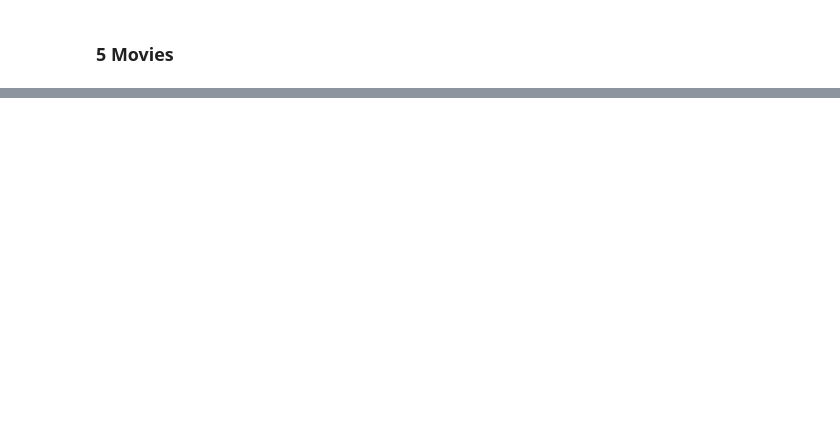
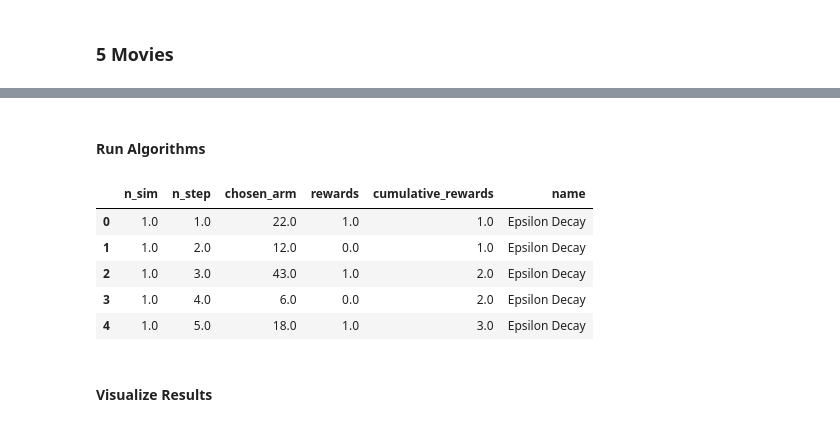
Before and after one commit to abhishekjainz/multi-armed-bandits-recommendation-system, a Jupyter notebook: code/Non-Contextual Bandits.ipynb, the cells around one changed output, grey strips where cells are left out. Saved outputs shown, nothing was run; the diff lists cells and outputs as text; code cells hidden in the pictures; blank space fills up the shorter version.

```diff
--- a/code/Non-Contextual Bandits.ipynb
+++ b/code/Non-Contextual Bandits.ipynb
@@ -395,0 +438,3 @@ Text(0.5, 1.0, 'Cumulative Rewards at Each Step')
+# %%
+top_50_agg = df_by_count.iloc[:50,:]
+top_50_agg.head()
@@ -395,0 +460,64 @@ Text(0.5, 1.0, 'Cumulative Rewards at Each Step')
+# %% [markdown]
+#### Run Algorithms
+# %%
+n_arms = 50
+mus = top_50_agg["like_prob"].tolist()
+arms = list(map(lambda mu: BernoulliArm(mu), mus))
+
+# initialization, arguments
+N_SIMULATIONS = 50
+N_STEPS = 1000
+
+# Store final results
+results_list = []
+
+# Run Epsilon Decay
+algo = EpsilonDecay([],[])
+algo.initialize(n_arms)
+results = pd.DataFrame(test_algorithm(algo, arms, N_SIMULATIONS, N_STEPS)).transpose()
+results.columns=['n_sim','n_step','chosen_arm','rewards','cumulative_rewards']
+results['name'] = 'Epsilon Decay'
+results_list.append(results)
+
+
+# Run Annealing Softmax
+algo = AnnealingSoftmax([],[])
+algo.initialize(n_arms)
+results = pd.DataFrame(test_algorithm(algo, arms, N_SIMULATIONS, N_STEPS)).transpose()
+results.columns=['n_sim','n_step','chosen_arm','rewards','cumulative_rewards']
+results['name'] = 'Annealing Softmax'
+results_list.append(results)
+
+# Run UCB1
+algo = UCB1([],[])
+algo.initialize(n_arms)
+results = pd.DataFrame(test_algorithm(algo, arms, N_SIMULATIONS, N_STEPS)).transpose()
+results.columns=['n_sim','n_step','chosen_arm','rewards','cumulative_rewards']
+results['name'] = 'UCB1'
+results_list.append(results)
+
+# Run Bayes UCB
+algo = BayesUCB([],[])
+algo.initialize(n_arms)
+results = pd.DataFrame(test_algorithm(algo, arms, N_SIMULATIONS, N_STEPS)).transpose()
+results.columns=['n_sim','n_step','chosen_arm','rewards','cumulative_rewards']
+results['name'] = 'Bayes UCB'
+results_list.append(results)
+
+# Run Thompson Sampling
+algo = ThompsonSampling([],[])
+algo.initialize(n_arms)
+results = pd.DataFrame(test_algorithm(algo, arms, N_SIMULATIONS, N_STEPS)).transpose()
+results.columns=['n_sim','n_step','chosen_arm','rewards','cumulative_rewards']
+results['name'] = 'Thompson Sampling'
+results_list.append(results)
+
+results_50 = pd.concat(results_list)
+results_50.head()
+# %% [output]
+|  | n_sim | n_step | chosen_arm | rewards | cumulative_rewards | name |
+| 0 | 1.0 | 1.0 | 22.0 | 1.0 | 1.0 | Epsilon Decay |
+| 1 | 1.0 | 2.0 | 12.0 | 0.0 | 1.0 | Epsilon Decay |
+| 2 | 1.0 | 3.0 | 43.0 | 1.0 | 2.0 | Epsilon Decay |
+| 3 | 1.0 | 4.0 | 6.0 | 0.0 | 2.0 | Epsilon Decay |
+| 4 | 1.0 | 5.0 | 18.0 | 1.0 | 3.0 | Epsilon Decay |
@@ -395,0 +526,2 @@ Text(0.5, 1.0, 'Cumulative Rewards at Each Step')
+# %% [markdown]
+#### Visualize Results
```
Also changed, not shown: parts of 23 cells of this notebook.
